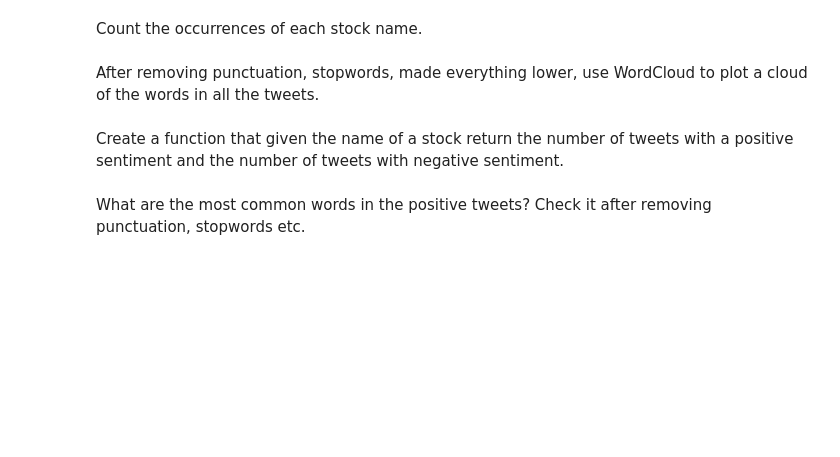
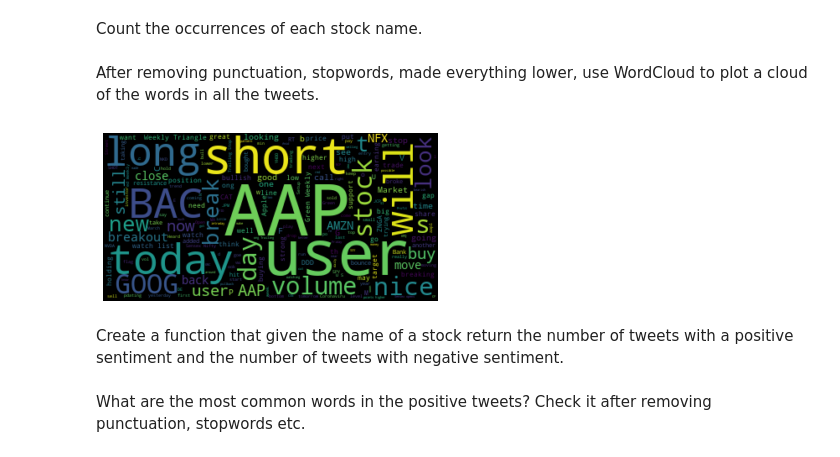
Before and after one commit to lpianta/ai_fall_exercises, a Jupyter notebook: M7_Natural_Language_Processing/2. Tokenization and RegEx/02. Twitter Stocks/02. Twitter Stocks.ipynb, the cells around one changed output. Saved outputs shown, nothing was run; the diff lists cells and outputs as text; code cells hidden in the pictures; blank space fills up the shorter version.

```diff
--- a/M7_Natural_Language_Processing/2. Tokenization and RegEx/02. Twitter Stocks/02. Twitter Stocks.ipynb
+++ b/M7_Natural_Language_Processing/2. Tokenization and RegEx/02. Twitter Stocks/02. Twitter Stocks.ipynb
@@ -132,0 +154,13 @@ Remove stopwords.
+# %%
+# your code here
+
+spacy_stopwords = spacy.lang.en.stop_words.STOP_WORDS
+
+
+def no_stop_words(data, column):
+    text_string = data[column].to_string()
+    no_url = "".join([token.text for token in nlp(text_string) if not token.is_stop])
+    return no_url
+
+
+data['no_stop'] = no_stop_words(data, 'Text')
@@ -139,8 +189,17 @@ After removing punctuation, stopwords, made everything lower, use WordCloud to p
 # %%
 from wordcloud import WordCloud
 # your code here
 
+cloud = data['Text']
+
+wordcloud = WordCloud().generate(text_string)
+
+plt.imshow(wordcloud, interpolation='bilinear')
+plt.axis("off")
+plt.show()
 # Are there stop words that have not been removed by spaCy? Remove them.
+# %% [output]
+[figure, added]
 # %% [markdown]
 Create a function that given the name of a stock return the number of tweets with a positive sentiment and the number of tweets with negative sentiment.
 # %%
```
Also changed, not shown: parts of 6 cells of this notebook.
